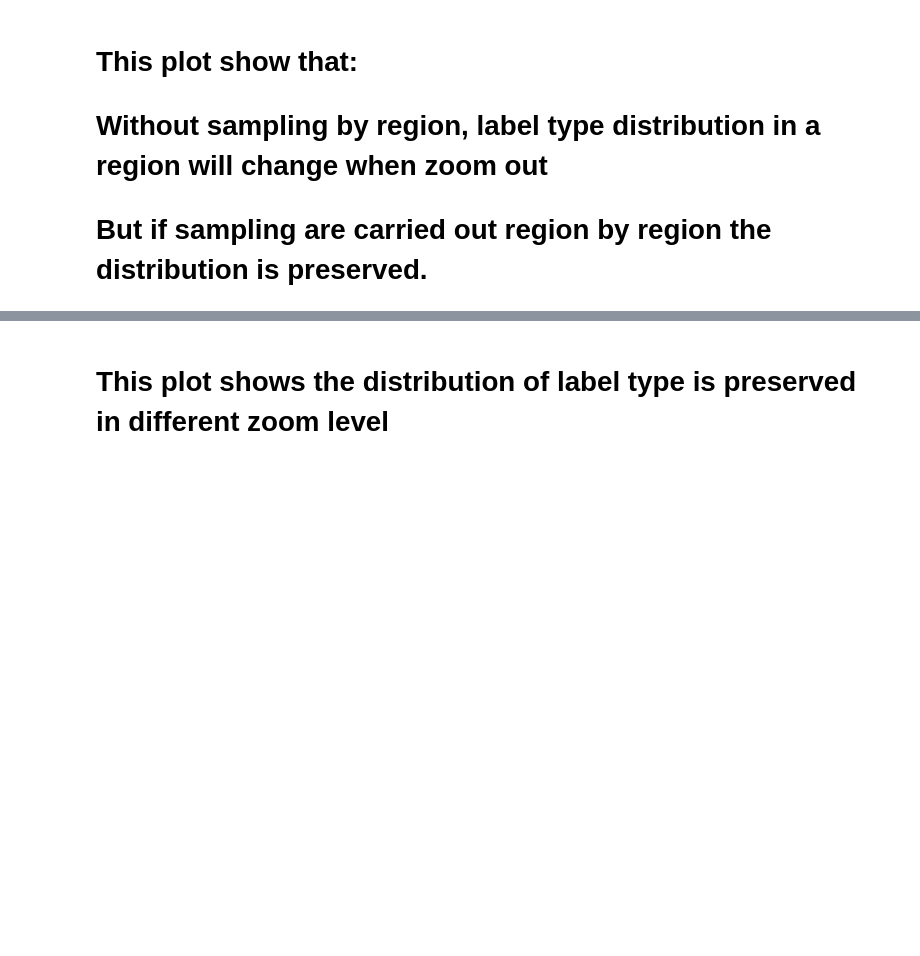
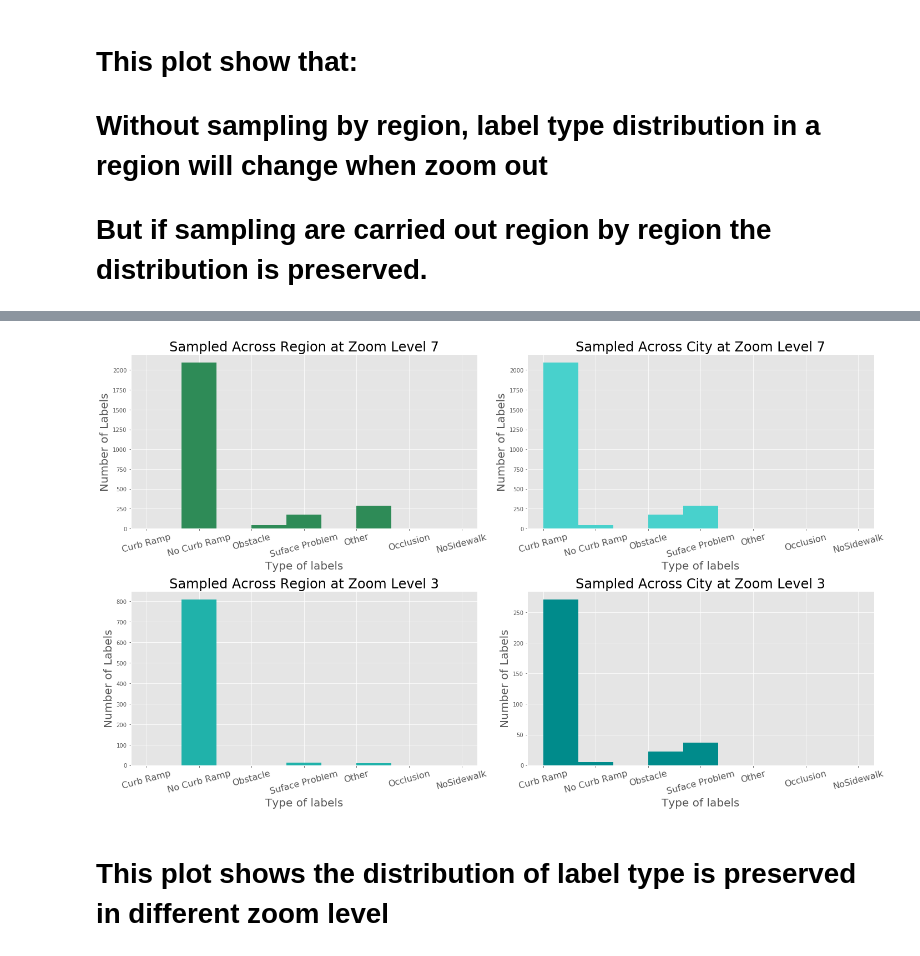
Before and after one commit to zhuMingXu/SidewalkWebpage, a Jupyter notebook: Thinning/Plots.ipynb, the cells around one changed output, grey strips where cells are left out. Cells and saved outputs as stored; diff of their text form; code cells hidden in the pictures; blank space fills up the shorter version.

```diff
--- a/Thinning/Plots.ipynb
+++ b/Thinning/Plots.ipynb
@@ -24,35 +64,37 @@ ggplot_color=list(plt.rcParams['axes.prop_cycle'])[5]['color']
 # %%
 f, ax = plt.subplots(2,2,figsize = (20,12))
 ax.flat[0].set_title("Sampled Across Region at Zoom Level 7",fontsize = title_font_size)
-ax.flat[0].hist(label_type_id, 9, weights = region[7],color= ggplot_color)
+ax.flat[0].hist(label_type_id, 9, weights = region[7],color='seagreen')
 ax.flat[0].set_ylabel("Number of Labels", fontsize= axes_font_size)
 ax.flat[0].set_xlabel("Type of labels", fontsize= axes_font_size)
 
 ax.flat[2].set_title("Sampled Across Region at Zoom Level 3",fontsize = title_font_size)
-ax.flat[2].hist(label_type_id, 9, weights = region[3],color= ggplot_color)
-ax.flat[2].set_ylabel("LNumber of Labels", fontsize= axes_font_size)
+ax.flat[2].hist(label_type_id, 9, weights = region[3],color= 'lightseagreen')
+ax.flat[2].set_ylabel("Number of Labels", fontsize= axes_font_size)
 ax.flat[2].set_xlabel("Type of labels", fontsize= axes_font_size)
 
 ax.flat[1].set_title("Sampled Across City at Zoom Level 7",fontsize = title_font_size)
-ax.flat[1].hist(label_type_id, 9, weights = region_better[7],color= ggplot_color)
-ax.flat[1].set_ylabel("LNumber of Labels", fontsize= axes_font_size)
+ax.flat[1].hist(label_type_id, 9, weights = region_better[7],color= 'mediumturquoise')
+ax.flat[1].set_ylabel("Number of Labels", fontsize= axes_font_size)
 ax.flat[1].set_xlabel("Type of labels", fontsize= axes_font_size)
 
 ax.flat[3].set_title("Sampled Across City at Zoom Level 3",fontsize = title_font_size)
-ax.flat[3].hist(label_type_id, 9, weights = region_better[3],color= ggplot_color)
-ax.flat[3].set_ylabel("LNumber of Labels", fontsize= axes_font_size)
+ax.flat[3].hist(label_type_id, 9, weights = region_better[3],color= 'darkcyan')
+ax.flat[3].set_ylabel("Number of Labels", fontsize= axes_font_size)
 ax.flat[3].set_xlabel("Type of labels", fontsize= axes_font_size)
 plt.sca(ax[0, 0])
 plt.xticks(label_type_id, label_type, rotation =tick_rotation, fontsize = tick_font_size)
 plt.sca(ax[0, 1])
 plt.xticks(label_type_id, label_type, rotation =tick_rotation, fontsize = tick_font_size)
 plt.sca(ax[1, 0])
 plt.xticks(label_type_id, label_type, rotation =tick_rotation, fontsize = tick_font_size)
 plt.sca(ax[1, 1])
 plt.xticks(label_type_id, label_type, rotation =tick_rotation, fontsize = tick_font_size)
 plt.tight_layout()
-#plt.show()
-plt.savefig('Figure1.pdf')
+plt.show()
+#plt.savefig('Figure1.pdf')
+# %% [output]
+[figure, added]
 # %% [markdown]
 # This plot shows the distribution of label type is preserved in different zoom level
 # %%
```
Also changed, not shown: parts of 4 cells of this notebook, 1 other file.
